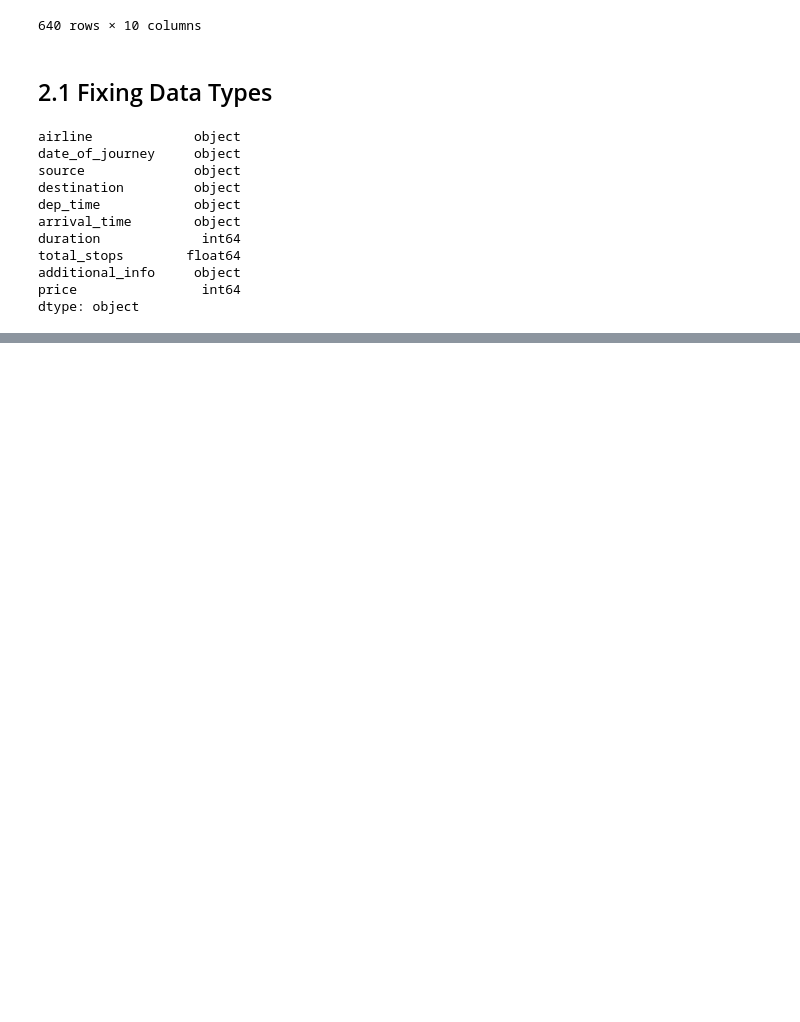
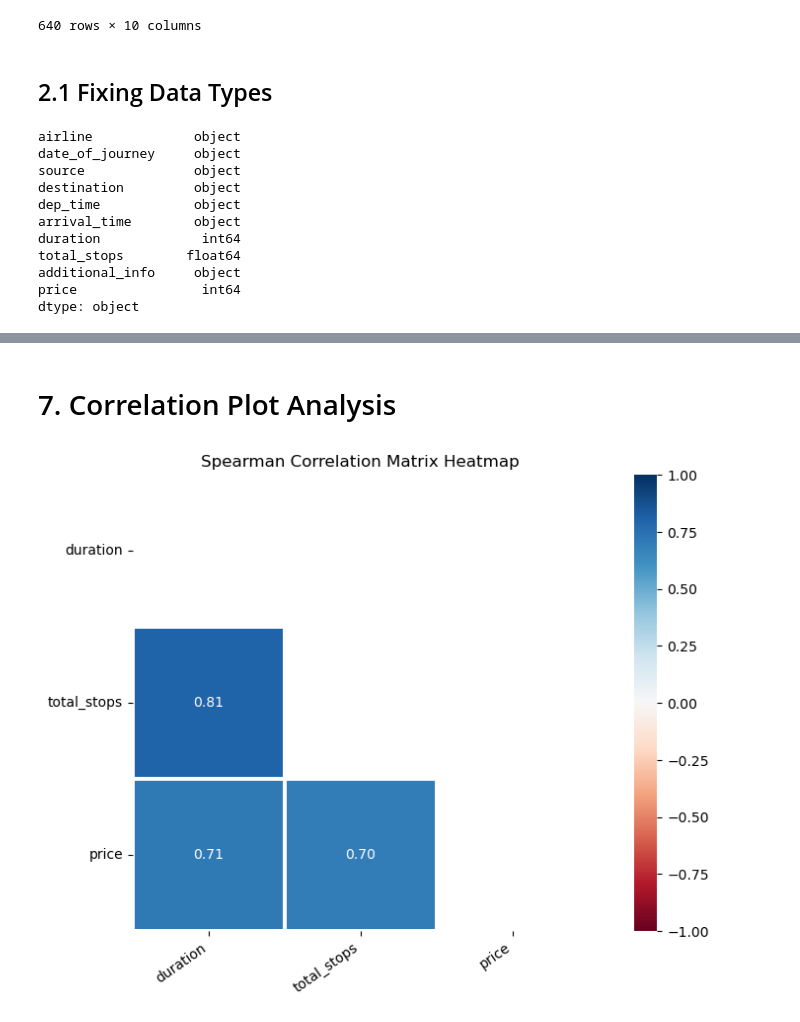
Before and after one commit to RahulSaini789/flight-price-prediction, a Jupyter notebook: notebook/eda.ipynb, the cells around one changed output, grey strips where cells are left out. Drawn from its saved outputs; the diff is of its cells as text; code cells hidden in the pictures; blank space fills up the shorter version.

```diff
--- a/notebook/eda.ipynb
+++ b/notebook/eda.ipynb
@@ -51,0 +161,6 @@ dtype: object
+# %% [markdown]
+# 7. Correlation Plot Analysis
+# %%
+eda_helper_functions.correlation_heatmap(train)
+# %% [output]
+[figure, added]
```
Also changed, not shown: parts of 22 cells of this notebook.
